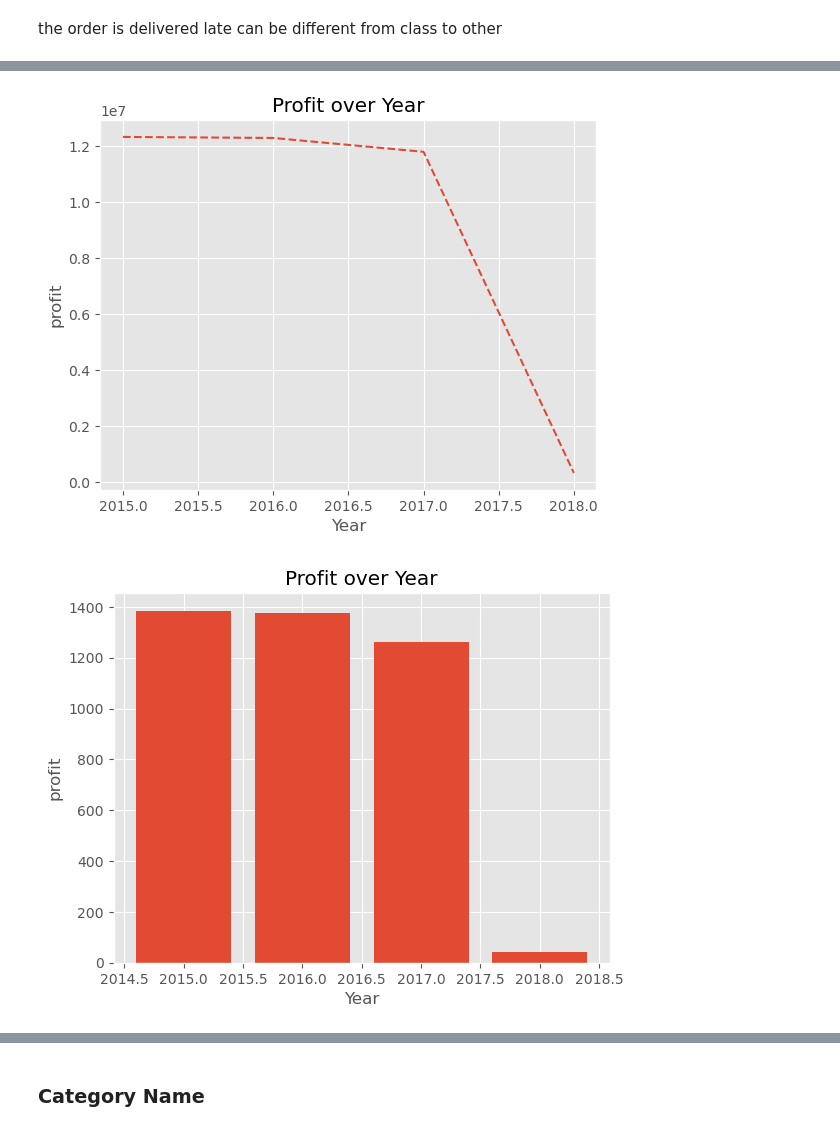
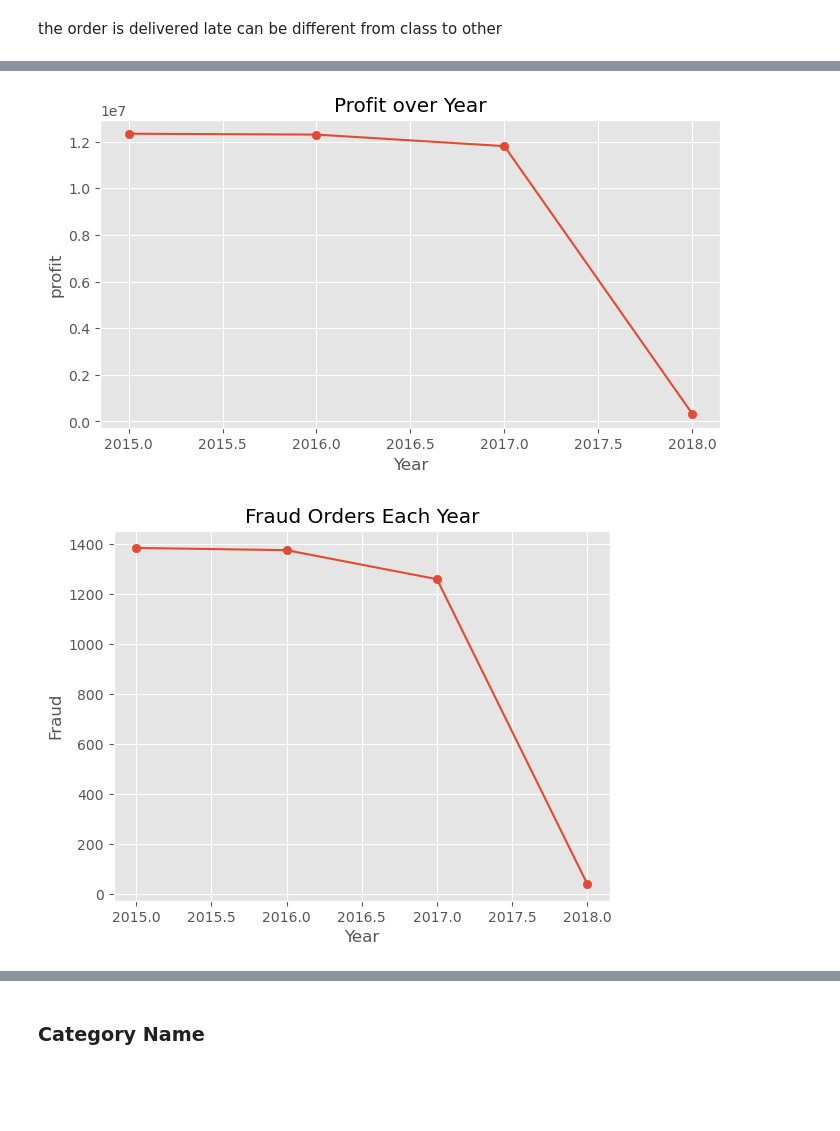
Before and after one commit to ahmedbasemdev/Corelia, a Jupyter notebook: Task 7 - Supply Chain/1- EDA.ipynb, the cells around one changed output, grey strips where cells are left out. Cells and saved outputs as stored; diff of their text form; code cells hidden in the pictures; blank space fills up the shorter version.

```diff
--- a/Task 7 - Supply Chain/1- EDA.ipynb
+++ b/Task 7 - Supply Chain/1- EDA.ipynb
@@ -107,3 +103,7 @@ data = data.drop(['Product Description','Product Image',"Customer Lname",
+# %%
+data = data.drop(['Product Description','Product Image',"Customer Lname",
+                  'Customer Password','Customer Email','Customer Fname',
+                 'Product Image','Product Description','Order Zipcode','Product Status'],axis=1)
 # %%
 categorical_columns = [col for col in data.columns if data[col].dtype == "O"]
 print(f"Number of Categorical columns is {len(categorical_columns)}")
@@ -234,7 +219,7 @@ data[['Order Item Total','Sales per customer']].head()
 | 4 | 298.250000 | 298.250000 |
 # %%
 data = data.drop(['Order Item Total','Order Profit Per Order','Product Category Id',
-                  'Order Customer Id','Product Card Id'],axis=1)
+                  'Order Customer Id','Order Item Cardprod Id'],axis=1)
 # %%
 data.head()
 # %% [output]
@@ -365,0 +350,7 @@ the order is delivered late can be different from class to other
+# %%
+def get_year_month(time):
+    time = time.split(" ")[0]
+    time = time.split("-")
+    return time[0] + "-" + time[1]
+# %%
+data['Order Year_month'] = data['order date (DateOrders)'].astype(str).apply(get_year_month)
@@ -381,18 +381,22 @@ plt.show()
 # %%
-plt.plot(data.groupby('OrderYear').sum()['Sales'],linestyle = 'dashed')
+plt.figure(figsize=(8,4))
+mini_data = data.groupby('OrderYear').sum()['Sales']
+plt.plot(mini_data.index,mini_data.values)
+plt.scatter(x=mini_data.index,y=mini_data.values)
 plt.xlabel("Year")
 plt.ylabel('profit')
 plt.title("Profit over Year")
 plt.show()
 # %% [output]
-[figure, old version]
+[figure, new version]
 # %%
 Fraud_over_year = data[data['FraudOrder'] == True].groupby('OrderYear').count()['FraudOrder']
 # %%
-plt.bar(Fraud_over_year.index,height=Fraud_over_year.values)
+plt.scatter(Fraud_over_year.index,y=Fraud_over_year.values)
+plt.plot(Fraud_over_year.index,Fraud_over_year.values)
 plt.xlabel("Year")
-plt.ylabel('profit')
-plt.title("Profit over Year")
+plt.ylabel('Fraud')
+plt.title("Fraud Orders Each Year")
 plt.show()
 # %% [output]
-[figure, old version]
+[figure, new version]
```
Also changed, not shown: parts of 45 cells of this notebook.
